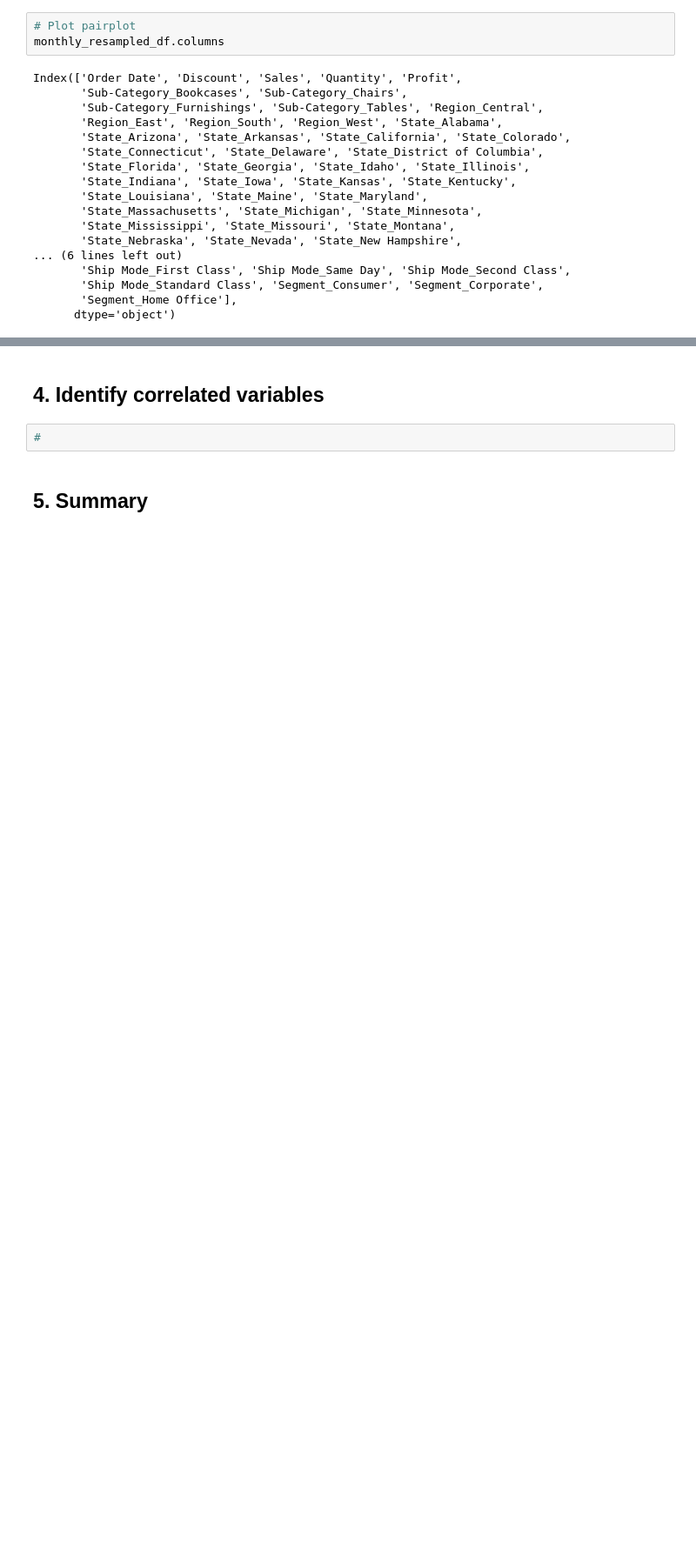
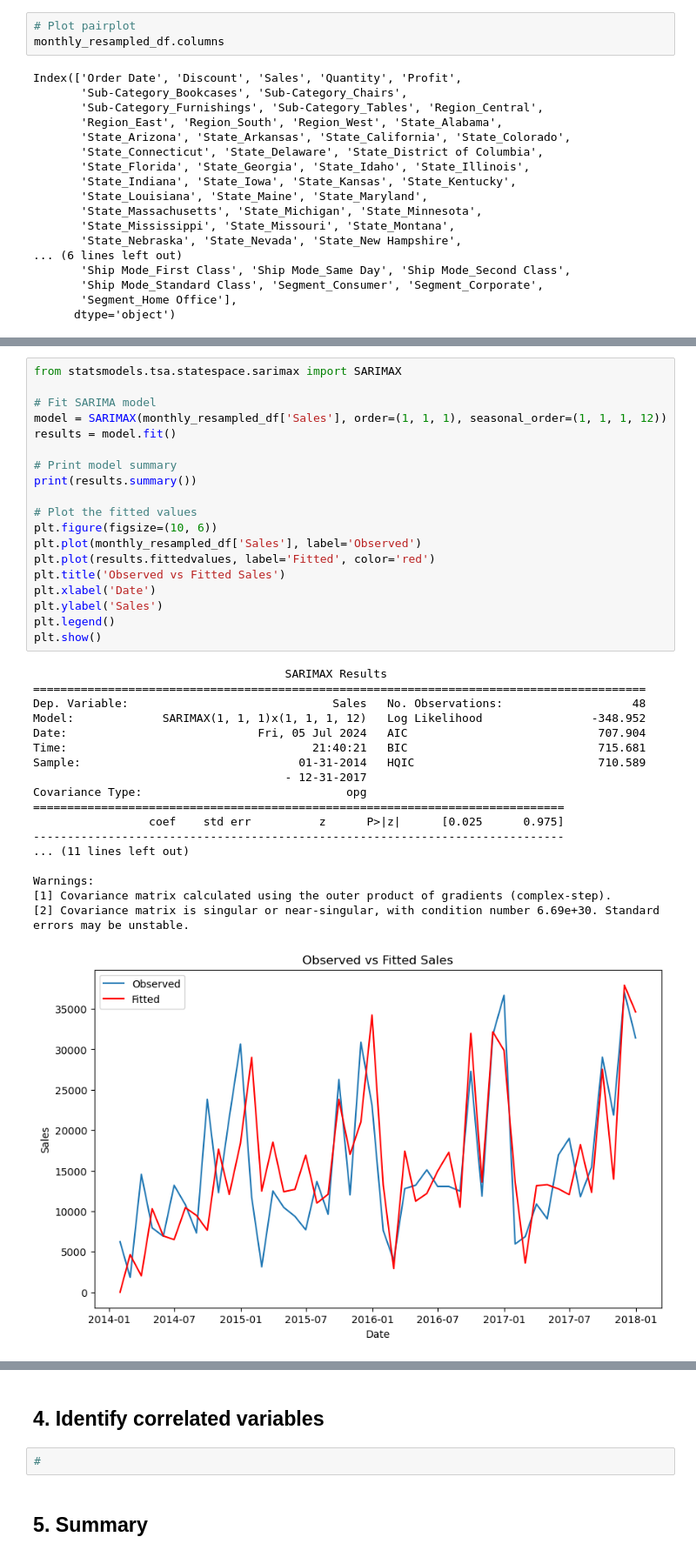
Before and after one commit to filmonmichael/2024-Phase-2-Data, a Jupyter notebook: part1-submission.ipynb, the cells around one changed output, grey strips where cells are left out. Shown: that part at 87% size. Drawn from its saved outputs; the diff is of its cells as text; blank space fills up the shorter version.

```diff
--- a/part1-submission.ipynb
+++ b/part1-submission.ipynb
@@ -247,0 +326,38 @@ plt.show()
+# %%
+from statsmodels.tsa.statespace.sarimax import SARIMAX
+
+# Fit SARIMA model
+model = SARIMAX(monthly_resampled_df['Sales'], order=(1, 1, 1), seasonal_order=(1, 1, 1, 12))
+results = model.fit()
+
+# Print model summary
+print(results.summary())
+
+# Plot the fitted values
+plt.figure(figsize=(10, 6))
+plt.plot(monthly_resampled_df['Sales'], label='Observed')
+plt.plot(results.fittedvalues, label='Fitted', color='red')
+plt.title('Observed vs Fitted Sales')
+plt.xlabel('Date')
+plt.ylabel('Sales')
+plt.legend()
+plt.show()
+# %% [output]
+                                     SARIMAX Results
+==========================================================================================
+Dep. Variable:                              Sales   No. Observations:                   48
+Model:             SARIMAX(1, 1, 1)x(1, 1, 1, 12)   Log Likelihood                -348.952
+Date:                            Fri, 05 Jul 2024   AIC                            707.904
+Time:                                    21:40:21   BIC                            715.681
+Sample:                                01-31-2014   HQIC                           710.589
+                                     - 12-31-2017
+Covariance Type:                              opg
+==============================================================================
+                 coef    std err          z      P>|z|      [0.025      0.975]
+------------------------------------------------------------------------------
+... (11 lines left out)
+
+Warnings:
+[1] Covariance matrix calculated using the outer product of gradients (complex-step).
+[2] Covariance matrix is singular or near-singular, with condition number 6.69e+30. Standard errors may be unstable.
+[figure, added]
```
Also changed, not shown: parts of 10 cells of this notebook.
